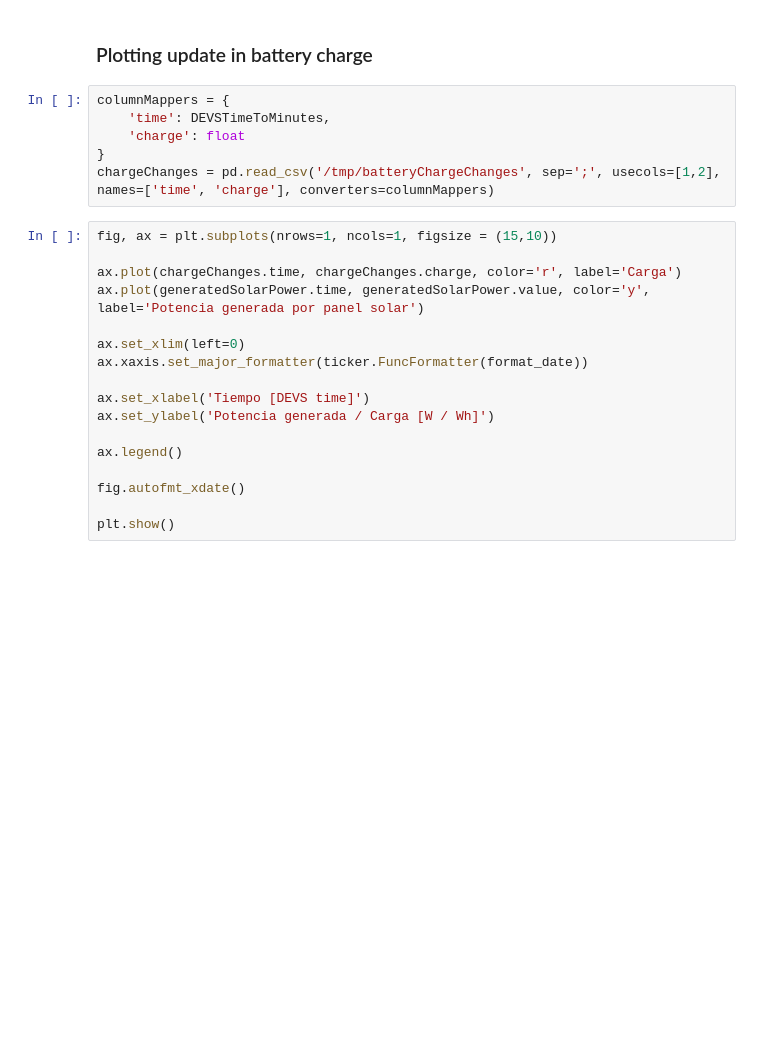
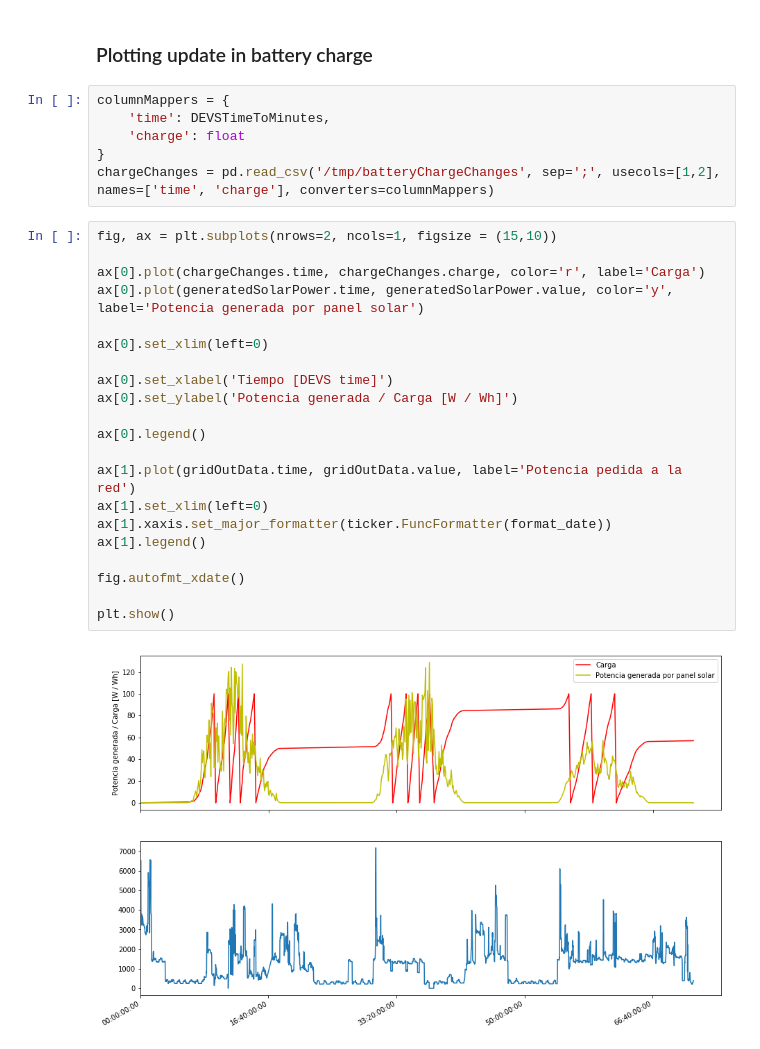
Before and after one commit to aumfurer/devs-smart-grid, a Jupyter notebook: Notebooks/DEVSOutputAnalysis.ipynb, the cells around one changed output. Cells and saved outputs as stored; diff of their text form; blank space fills up the shorter version.

Commit message:
Plotting grid demand vs battery charge

```diff
--- a/Notebooks/DEVSOutputAnalysis.ipynb
+++ b/Notebooks/DEVSOutputAnalysis.ipynb
@@ -84,19 +101,25 @@ columnMappers = {
 }
 chargeChanges = pd.read_csv('/tmp/batteryChargeChanges', sep=';', usecols=[1,2], names=['time', 'charge'], converters=columnMappers)
 # %%
-fig, ax = plt.subplots(nrows=1, ncols=1, figsize = (15,10))
+fig, ax = plt.subplots(nrows=2, ncols=1, figsize = (15,10))
 
-ax.plot(chargeChanges.time, chargeChanges.charge, color='r', label='Carga')
-ax.plot(generatedSolarPower.time, generatedSolarPower.value, color='y', label='Potencia generada por panel solar')
+ax[0].plot(chargeChanges.time, chargeChanges.charge, color='r', label='Carga')
+ax[0].plot(generatedSolarPower.time, generatedSolarPower.value, color='y', label='Potencia generada por panel solar')
 
-ax.set_xlim(left=0)
-ax.xaxis.set_major_formatter(ticker.FuncFormatter(format_date))
+ax[0].set_xlim(left=0)
 
-ax.set_xlabel('Tiempo [DEVS time]')
-ax.set_ylabel('Potencia generada / Carga [W / Wh]')
+ax[0].set_xlabel('Tiempo [DEVS time]')
+ax[0].set_ylabel('Potencia generada / Carga [W / Wh]')
 
-ax.legend()
+ax[0].legend()
+
+ax[1].plot(gridOutData.time, gridOutData.value, label='Potencia pedida a la red')
+ax[1].set_xlim(left=0)
+ax[1].xaxis.set_major_formatter(ticker.FuncFormatter(format_date))
+ax[1].legend()
 
 fig.autofmt_xdate()
 
 plt.show()
+# %% [output]
+[figure, added]
```
Also changed, not shown: parts of 4 cells of this notebook.
